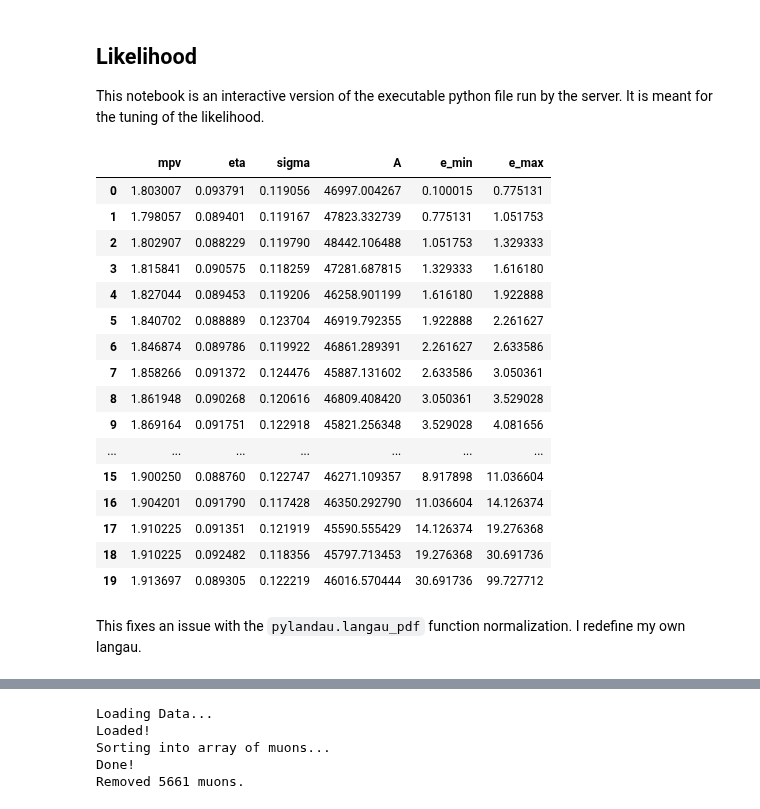
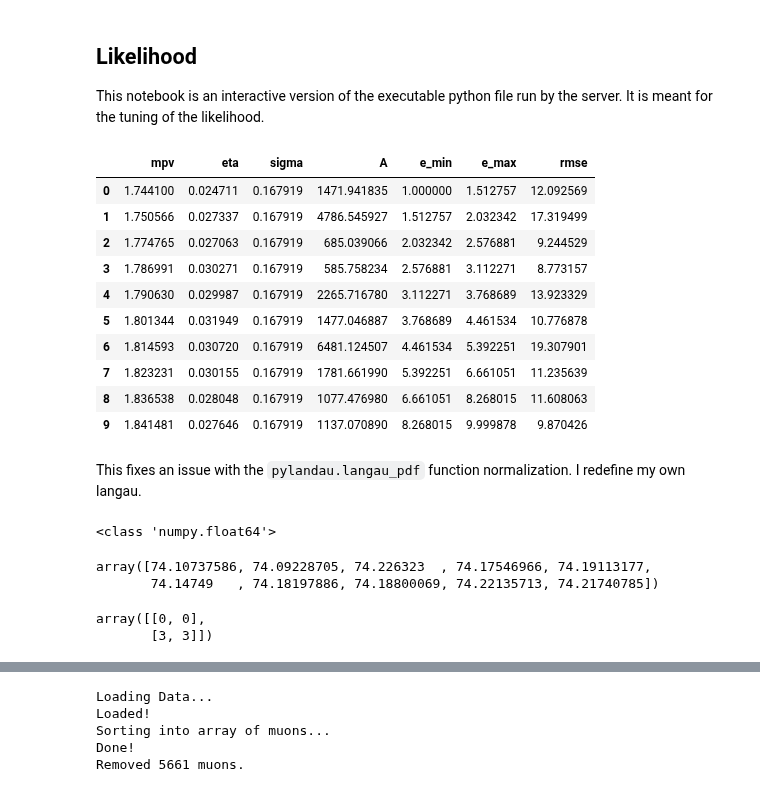
Before and after one commit to socrossley/Cosmic_Muon_CER, a Jupyter notebook: Likelihood.ipynb, the cells around one changed output, grey strips where cells are left out. Cells and saved outputs as stored; diff of their text form; code cells hidden in the pictures.

```diff
--- a/Likelihood.ipynb
+++ b/Likelihood.ipynb
@@ -25,26 +25,20 @@ from importlib import reload
 from scipy.optimize import curve_fit, fsolve
 from scipy.integrate import quad
 # %%
-fit_data_loc = r'./data/stat_fit_data_full.csv'
+fit_data_loc = r'./data/fit_data/delta_rm33_fit_data.csv'
 fitdata = pd.read_csv(fit_data_loc)
 display(fitdata)
 # %% [output]
-|  | mpv | eta | sigma | A | e_min | e_max |
-| 0 | 1.803007 | 0.093791 | 0.119056 | 46997.004267 | 0.100015 | 0.775131 |
-| 1 | 1.798057 | 0.089401 | 0.119167 | 47823.332739 | 0.775131 | 1.051753 |
-| 2 | 1.802907 | 0.088229 | 0.119790 | 48442.106488 | 1.051753 | 1.329333 |
-| 3 | 1.815841 | 0.090575 | 0.118259 | 47281.687815 | 1.329333 | 1.616180 |
-| 4 | 1.827044 | 0.089453 | 0.119206 | 46258.901199 | 1.616180 | 1.922888 |
-| 5 | 1.840702 | 0.088889 | 0.123704 | 46919.792355 | 1.922888 | 2.261627 |
-| 6 | 1.846874 | 0.089786 | 0.119922 | 46861.289391 | 2.261627 | 2.633586 |
-| 7 | 1.858266 | 0.091372 | 0.124476 | 45887.131602 | 2.633586 | 3.050361 |
-| 8 | 1.861948 | 0.090268 | 0.120616 | 46809.408420 | 3.050361 | 3.529028 |
-| 9 | 1.869164 | 0.091751 | 0.122918 | 45821.256348 | 3.529028 | 4.081656 |
-| ... | ... | ... | ... | ... | ... | ... |
-| 15 | 1.900250 | 0.088760 | 0.122747 | 46271.109357 | 8.917898 | 11.036604 |
-| 16 | 1.904201 | 0.091790 | 0.117428 | 46350.292790 | 11.036604 | 14.126374 |
-| 17 | 1.910225 | 0.091351 | 0.121919 | 45590.555429 | 14.126374 | 19.276368 |
-| 18 | 1.910225 | 0.092482 | 0.118356 | 45797.713453 | 19.276368 | 30.691736 |
-| 19 | 1.913697 | 0.089305 | 0.122219 | 46016.570444 | 30.691736 | 99.727712 |
+|  | mpv | eta | sigma | A | e_min | e_max | rmse |
+| 0 | 1.744100 | 0.024711 | 0.167919 | 1471.941835 | 1.000000 | 1.512757 | 12.092569 |
+| 1 | 1.750566 | 0.027337 | 0.167919 | 4786.545927 | 1.512757 | 2.032342 | 17.319499 |
+| 2 | 1.774765 | 0.027063 | 0.167919 | 685.039066 | 2.032342 | 2.576881 | 9.244529 |
+| 3 | 1.786991 | 0.030271 | 0.167919 | 585.758234 | 2.576881 | 3.112271 | 8.773157 |
+| 4 | 1.790630 | 0.029987 | 0.167919 | 2265.716780 | 3.112271 | 3.768689 | 13.923329 |
+| 5 | 1.801344 | 0.031949 | 0.167919 | 1477.046887 | 3.768689 | 4.461534 | 10.776878 |
+| 6 | 1.814593 | 0.030720 | 0.167919 | 6481.124507 | 4.461534 | 5.392251 | 19.307901 |
+| 7 | 1.823231 | 0.030155 | 0.167919 | 1781.661990 | 5.392251 | 6.661051 | 11.235639 |
+| 8 | 1.836538 | 0.028048 | 0.167919 | 1077.476980 | 6.661051 | 8.268015 | 11.608063 |
+| 9 | 1.841481 | 0.027646 | 0.167919 | 1137.070890 | 8.268015 | 9.999878 | 9.870426 |
 # %% [markdown]
 This fixes an issue with the <code>pylandau.langau_pdf</code> function normalization. I redefine my own langau.
@@ -50,0 +51,18 @@ This fixes an issue with the <code>pylandau.langau_pdf</code> function normaliza
+# %%
+dedxs = pd.Series([0.7, 1.8, 1.8, 0.3, 2])
+dedxs = dedxs.to_numpy()
+l_params = fitdata[['mpv','eta','sigma']].to_numpy()
+print(type(l_params[0][0]))
+lognorm = np.log(np.sum(np.array([ v_langau_pdf(dedxs, params) for params in l_params ]), axis=0))
+logmodel = np.array([ v_langau_pdf(dedxs, params) for params in l_params ])
+loglike = np.sum(logmodel-lognorm, axis=1)
+loglike
+# %% [output]
+<class 'numpy.float64'>
+array([74.10737586, 74.09228705, 74.226323  , 74.17546966, 74.19113177,
+       74.14749   , 74.18197886, 74.18800069, 74.22135713, 74.21740785])
+# %%
+np.array([ [1,2], [4,5]]) - np.array([1,2])
+# %% [output]
+array([[0, 0],
+       [3, 3]])
```
Also changed, not shown: parts of 2 cells of this notebook, 9 other files.
